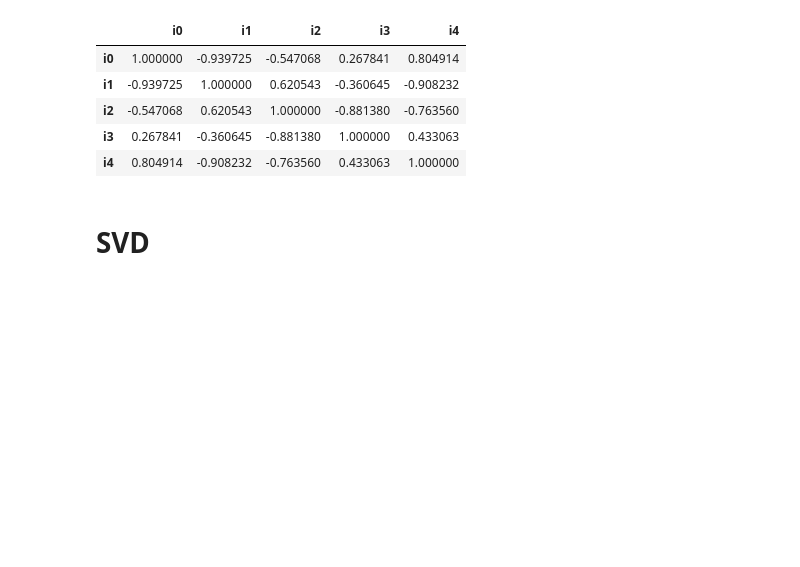
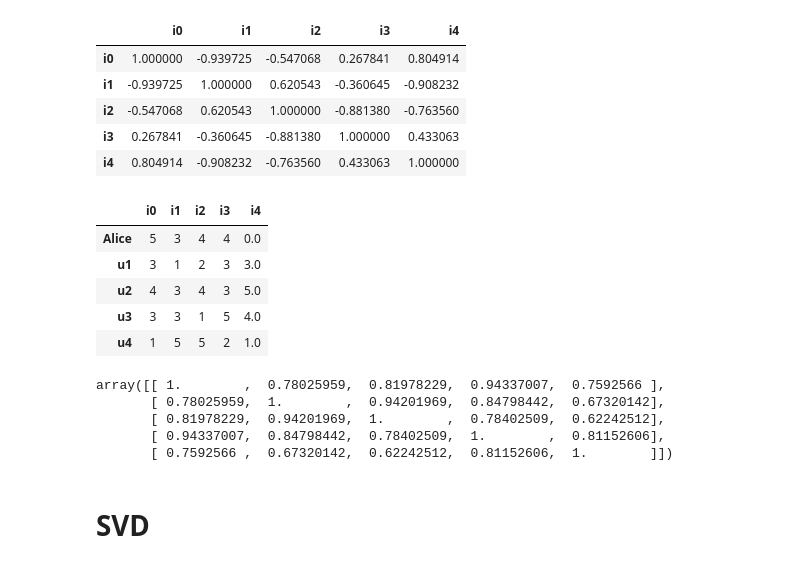
Before and after one commit to rwinklerwilkes/Recommenders, a Jupyter notebook: Chapter 2.ipynb, the cells around one changed output. Drawn from its saved outputs; the diff is of its cells as text; code cells hidden in the pictures; blank space fills up the shorter version.

```diff
--- a/Chapter 2.ipynb
+++ b/Chapter 2.ipynb
@@ -149,3 +179,5 @@ def item_similarity_matrix(df):
+# %%
+df = table_21
 # %%
 cosine_sim_item(df,'i0','i4')
 # %% [output]
@@ -165,3 +197,12 @@ item_similarity_matrix(df)
 | i2 | -0.547068 | 0.620543 | 1.000000 | -0.881380 | -0.763560 |
 | i3 | 0.267841 | -0.360645 | -0.881380 | 1.000000 | 0.433063 |
 | i4 | 0.804914 | -0.908232 | -0.763560 | 0.433063 | 1.000000 |
+# %%
+df.fillna(0)
+# %% [output]
+|  | i0 | i1 | i2 | i3 | i4 |
+| Alice | 5 | 3 | 4 | 4 | 0.0 |
+| u1 | 3 | 1 | 2 | 3 | 3.0 |
+| u2 | 4 | 3 | 4 | 3 | 5.0 |
+| u3 | 3 | 3 | 1 | 5 | 4.0 |
+| u4 | 1 | 5 | 5 | 2 | 1.0 |
@@ -168,3 +215,13 @@ item_similarity_matrix(df)
+# %%
+from sklearn.metrics.pairwise import cosine_similarity
+
+cosine_similarity(df.fillna(0).T)
+# %% [output]
+array([[ 1.        ,  0.78025959,  0.81978229,  0.94337007,  0.7592566 ],
+       [ 0.78025959,  1.        ,  0.94201969,  0.84798442,  0.67320142],
+       [ 0.81978229,  0.94201969,  1.        ,  0.78402509,  0.62242512],
+       [ 0.94337007,  0.84798442,  0.78402509,  1.        ,  0.81152606],
+       [ 0.7592566 ,  0.67320142,  0.62242512,  0.81152606,  1.        ]])
 # %% [markdown]
 # SVD
 # %%
```
Also changed, not shown: parts of 33 cells of this notebook, 1 other file.
